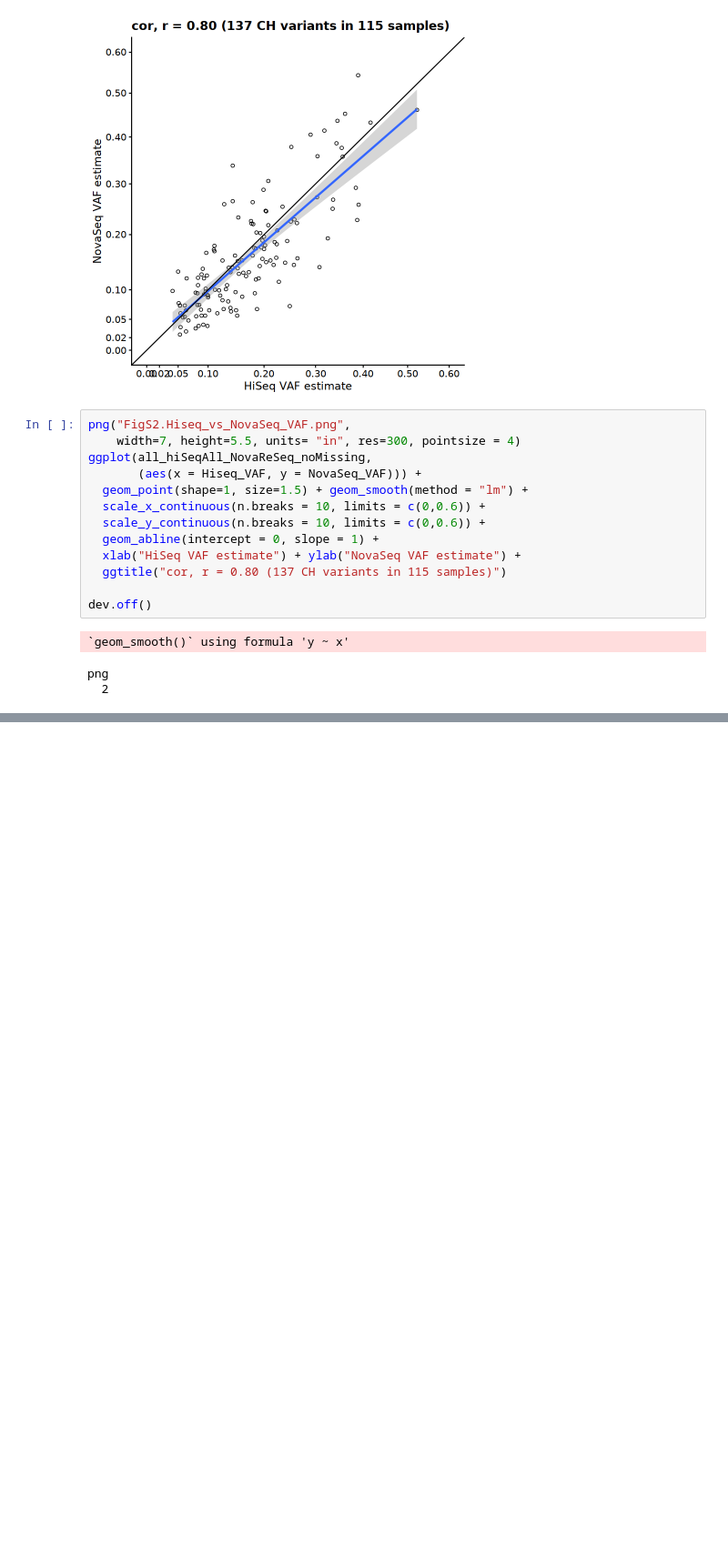
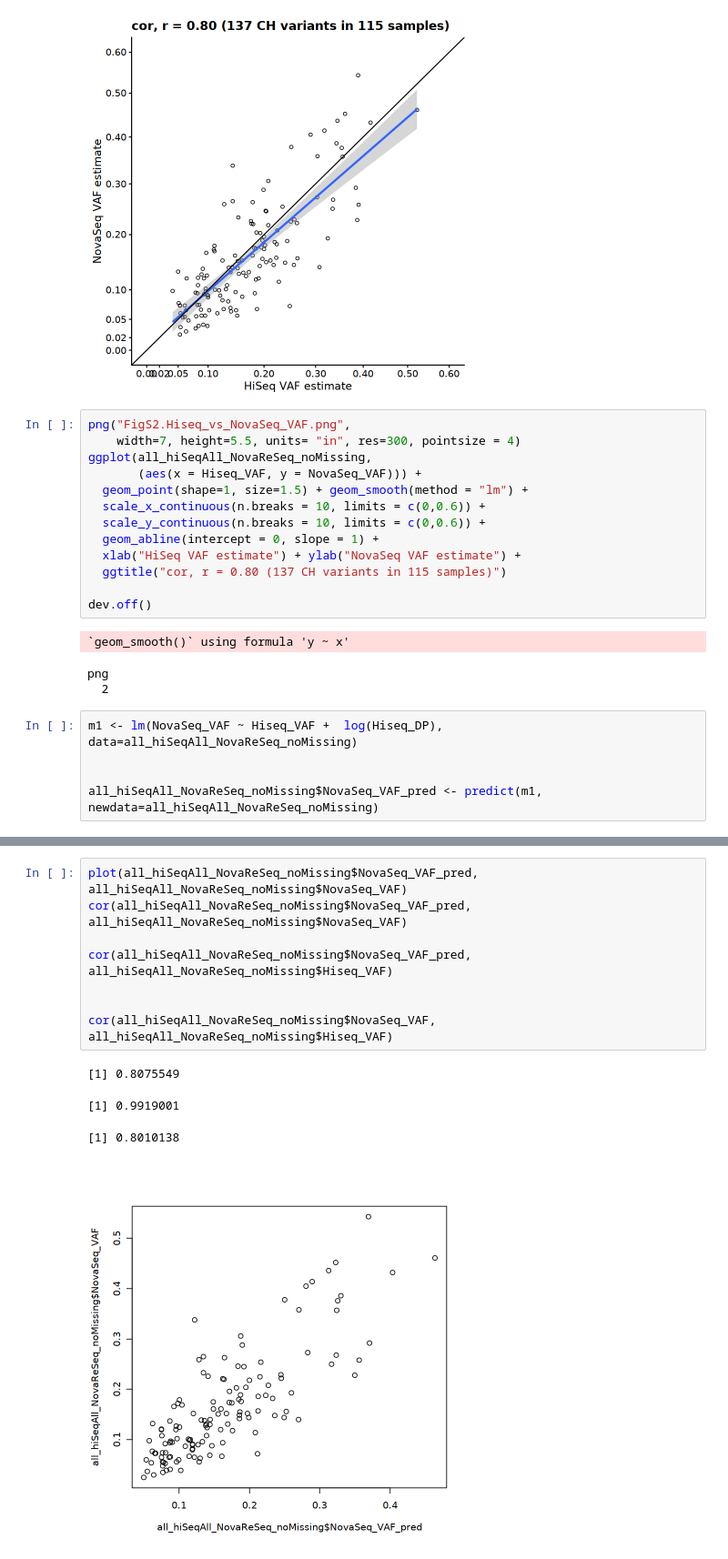
Before and after one commit to MMesbahU/longitudinal-profiling-of-clonal-hematopoiesis, a Jupyter notebook: detect_CH/SupplFig2. VAF estimates from the HiSeq 2000 vs. NovaSeq 6000 sequencing platforms.ipynb, the cells around one changed output, grey strips where cells are left out. Shown at 91% size. Cells and saved outputs as stored; diff of their text form; blank space fills up the shorter version.

```diff
--- a/detect_CH/SupplFig2. VAF estimates from the HiSeq 2000 vs. NovaSeq 6000 sequencing platforms.ipynb
+++ b/detect_CH/SupplFig2. VAF estimates from the HiSeq 2000 vs. NovaSeq 6000 sequencing platforms.ipynb
@@ -203,3 +672,8 @@ dev.off()
 `geom_smooth()` using formula 'y ~ x'
 png
   2
+# %%
+m1 <- lm(NovaSeq_VAF ~ Hiseq_VAF +  log(Hiseq_DP), data=all_hiSeqAll_NovaReSeq_noMissing)
+
+
+all_hiSeqAll_NovaReSeq_noMissing$NovaSeq_VAF_pred <- predict(m1, newdata=all_hiSeqAll_NovaReSeq_noMissing)
@@ -205,0 +700,13 @@ png
+# %%
+plot(all_hiSeqAll_NovaReSeq_noMissing$NovaSeq_VAF_pred, all_hiSeqAll_NovaReSeq_noMissing$NovaSeq_VAF)
+cor(all_hiSeqAll_NovaReSeq_noMissing$NovaSeq_VAF_pred, all_hiSeqAll_NovaReSeq_noMissing$NovaSeq_VAF)
+
+cor(all_hiSeqAll_NovaReSeq_noMissing$NovaSeq_VAF_pred, all_hiSeqAll_NovaReSeq_noMissing$Hiseq_VAF)
+
+
+cor(all_hiSeqAll_NovaReSeq_noMissing$NovaSeq_VAF, all_hiSeqAll_NovaReSeq_noMissing$Hiseq_VAF)
+# %% [output]
+[1] 0.8075549
+[1] 0.9919001
+[1] 0.8010138
+[figure, added]
```
Also changed, not shown: parts of 17 cells of this notebook, 12 other files.
